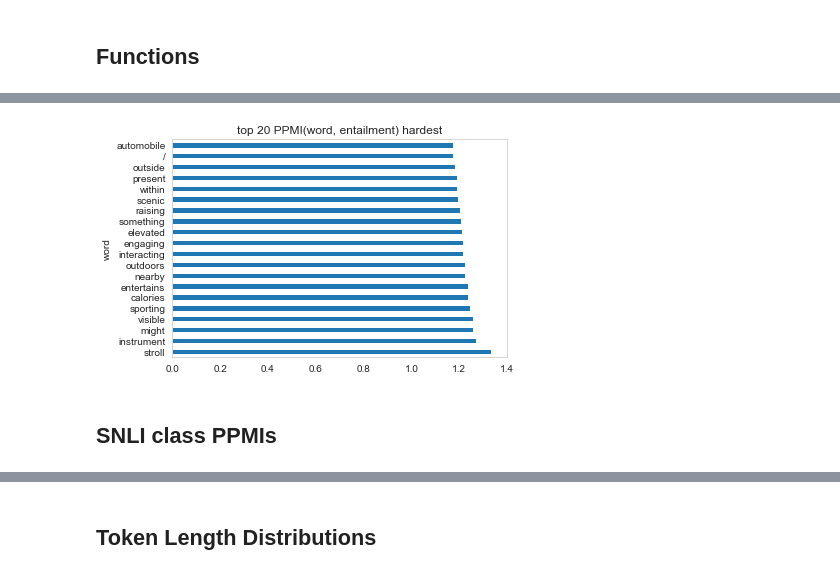
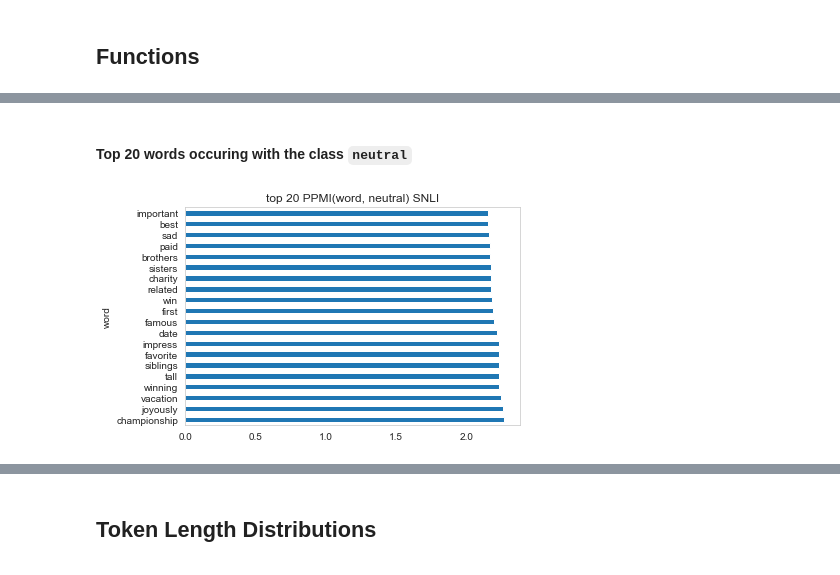
Before and after one commit to swabhs/notebooks, a Jupyter notebook: annotation_artifacts.ipynb, the cells around one changed output, grey strips where cells are left out. Drawn from its saved outputs; the diff is of its cells as text; code cells hidden in the pictures.

```diff
--- a/annotation_artifacts.ipynb
+++ b/annotation_artifacts.ipynb
@@ -100,15 +95,16 @@ def plot_characters(df):
             .plot(kind='line', legend=True, ylim=[0 , 0.0012]))
     return ax
 
-def pmi(df):
+def ppmi(df):
     """
-    PPMI
+    computes positive pointwise mutual information between labels and words in the hypothesis.
     Args:
         df -> dataframe (mnli or snli)
     Returns:
-        pmis -> pmi data
+        ppmis -> pmi data
     """
-    alpha = 10.0
+    alpha = 10.0  # for smoothing
+
     # get joint (w,c) counts
     Px = []
     Py = []
@@ -126,7 +122,7 @@ def pmi(df):
     total_word_count = sum(Px.values())
 
     # get c counts
-    pmis = []
+    ppmis = []
 
     seen_pairs = {}
     total_Py = 3
@@ -139,15 +135,14 @@ def pmi(df):
                 word_cls_count = Pxy.get((word, cls), 0.0) + alpha
                 z = (float(word_cls_count) * total_word_count / (float(word_count) * float(cls_count)))
                 # ppmi
-                pmi = max([np.log(z), 0.0])
+                ppmi = max([np.log(z), 0.0])
                 output = {'word': word,
                           'class': cls,
-                          'pmi': pmi,
+                          'ppmi': ppmi,
                           'count': word_count - 3*alpha,
                           'wc_count': Pxy.get((word, cls), 0.0),}
                 seen_pairs[(word, cls)] = 1
-                pmis.append(output)
-    pmis = pd.DataFrame(pmis)
-    return pmis
+                ppmis.append(output)
+    return pd.DataFrame(ppmis)
 # %% [markdown]
 ## PPMI and Token Length Distributions
@@ -160 +149,3 @@ snli_pmi = pmi(snli)
+# %%
+snli_ppmi = ppmi(snli)
 # %% [markdown]
@@ -217,8 +195,10 @@ ax = (hardest_pmi.loc[hardest_pmi['class'] == 'contradiction']
+# %% [markdown]
+#### Top 20 words occuring with the class `neutral`
 # %%
 sns.set_style("whitegrid", {'axes.grid' : False})
-ax = (hardest_pmi.loc[hardest_pmi['class'] == 'entailment']
-              .sort_values(by='pmi', ascending=False)
+ax = (snli_ppmi.loc[snli_ppmi['class'] == 'neutral']
+              .sort_values(by='ppmi', ascending=False)
               .head(n=20)
-              .plot(kind='barh', x='word', y='pmi', title='top 20 PPMI(word, entailment) hardest', legend=False))
+              .plot(kind='barh', x='word', y='ppmi', title='top 20 PPMI(word, neutral) SNLI', legend=False))
 # %% [output]
-[figure, old version]
+[figure, new version]
@@ -231,2 +204,0 @@ ax = (hardest_pmi.loc[hardest_pmi['class'] == 'neutral']
-# %% [markdown]
-## SNLI class PPMIs
```
Also changed, not shown: parts of 25 cells of this notebook.
